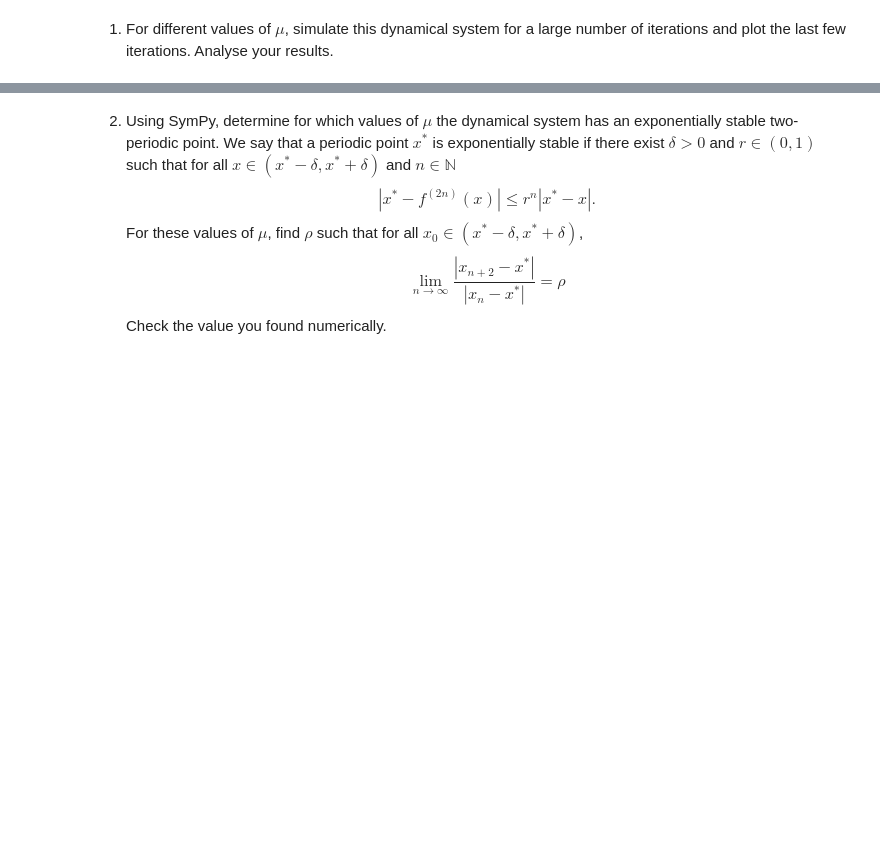
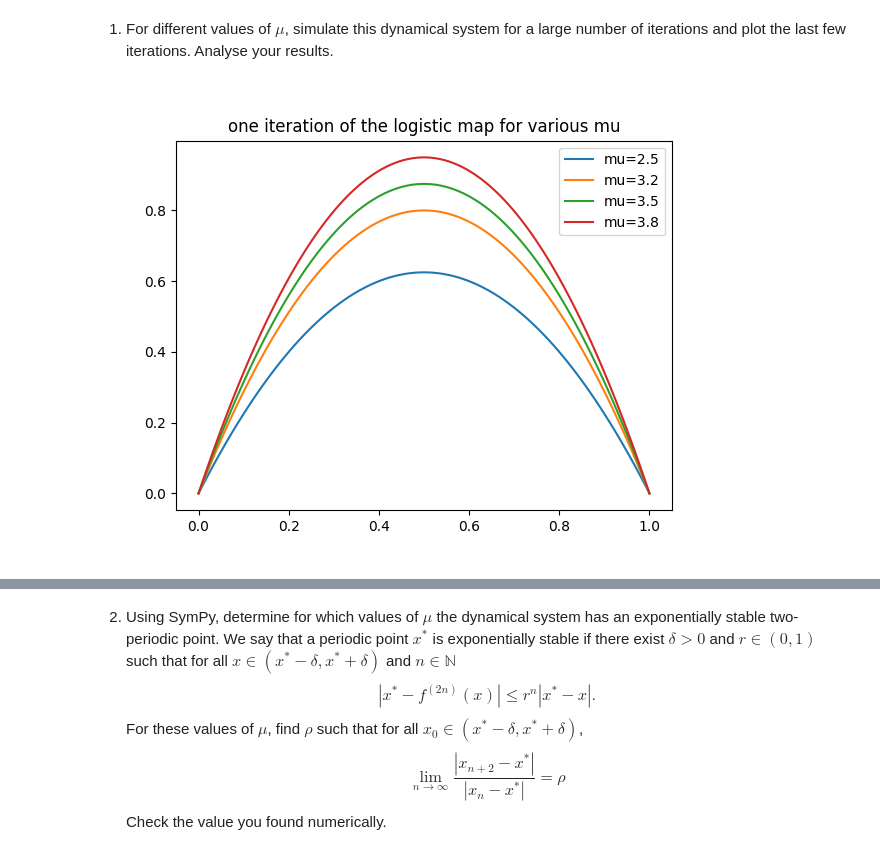
Before and after one commit to raulandrei00/Polytechnique_L2, a Jupyter notebook: discrete/project/FinalProject/FinalProject.ipynb, the cells around one changed output, grey strips where cells are left out. Saved outputs shown, nothing was run; the diff lists cells and outputs as text; code cells hidden in the pictures; blank space fills up the shorter version.

```diff
--- a/discrete/project/FinalProject/FinalProject.ipynb
+++ b/discrete/project/FinalProject/FinalProject.ipynb
@@ -56,3 +56,18 @@ $$x_{n+1} = f(x_n)$$
 We denote by $f^{n}$ the function $f$ iterated $n$ times.
 # %% [markdown]
 1. For different values of $\mu$, simulate this dynamical system for a large number of iterations and plot the last few iterations. Analyse your results.
+# %%
+#first, let's give the function definition and plot a few iterations of the logistic map
+
+def f (x=0.2, mu=3.5): #default parameters given for simplicity
+    return mu*x*(1-x)
+plt.figure()
+for mu in [2.5, 3.2, 3.5, 3.8]:
+    x = np.linspace(0, 1, 100)
+    y = f(x, mu)
+    plt.plot(x, y, label=f"mu={mu}")
+plt.title("one iteration of the logistic map for various mu")
+plt.legend()
+plt.show()
+# %% [output]
+[figure, added]
```
Also changed, not shown: parts of 4 cells of this notebook.
